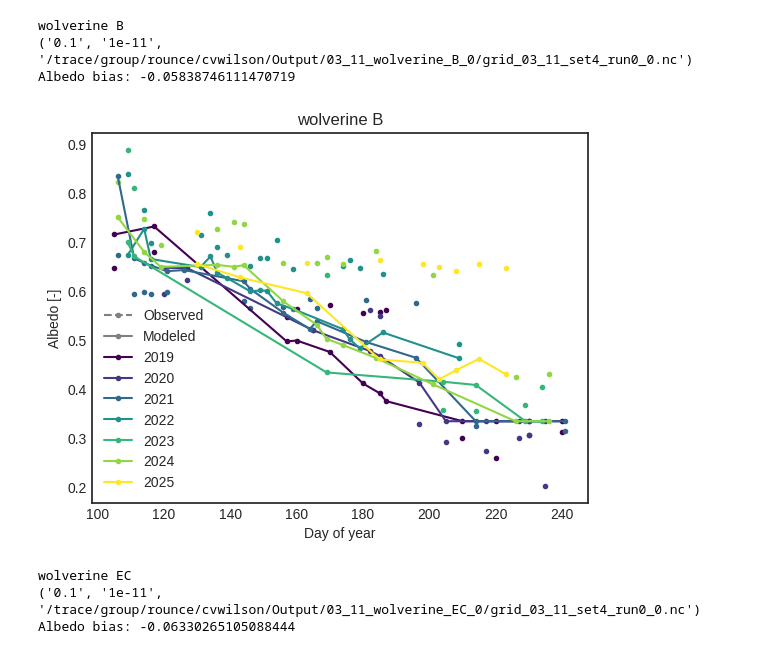
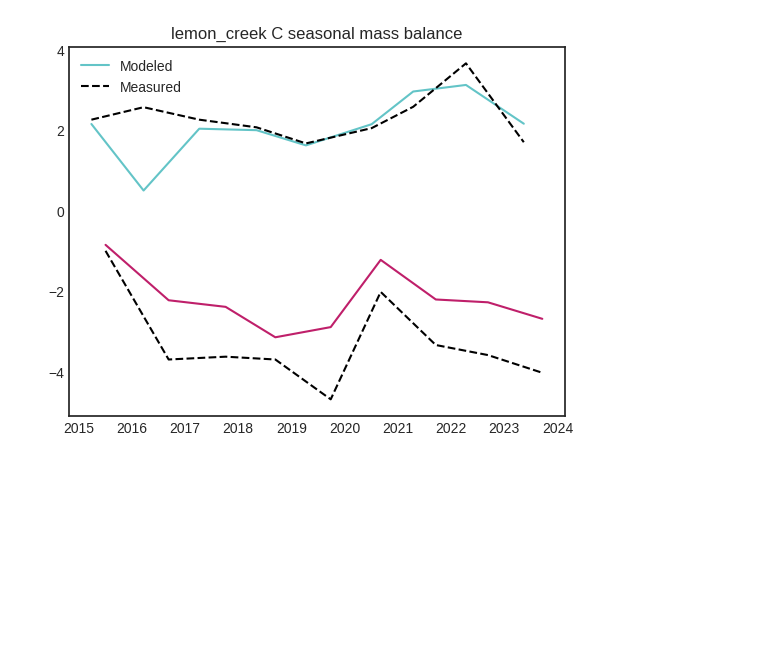
Before and after one commit to clairevwilson/PEBSI, a Jupyter notebook: project/calibrate.ipynb, the cells around one changed output. Cells and saved outputs as stored; diff of their text form; code cells hidden in the pictures; blank space fills up the shorter version.

```diff
--- a/project/calibrate.ipynb
+++ b/project/calibrate.ipynb
@@ -10,7 +10,7 @@ import matplotlib as mpl
 import seaborn as sns
 from scipy.stats import gaussian_kde as kde
 import sys, os
-from get_ddf import get_ddf_df
+from get_ddf import *
 sys.path.append('/trace/home/cvwilson/research/PEBSI/shop/plotting/')
 from plotting_fxns import *
 
@@ -32,39 +32,37 @@ coord_dict = {'wolverine':'60.5_-148.7',
                 'lemon_creek':'58.5_-134.3',
                 'gulkana':'63.5_-145.6'}
 site_dict = {'wolverine':['N','B','EC'],
-                'kahiltna':['K53','K14k','K17b'],
+                'kahiltna':['K53','K17b'], # took out K14k because it's too high --- wind redistribution probably crucial here
                 'kennicott':['GTL','GTH','KC31'],
                 'lemon_creek':['B','C','D'],
-                'taku':['NWB1','MG1',],
+                'taku':['NWB1','MG1','TKG3'],
                 'gulkana':['AU','B','D']
                 }
 # %%
-glacier = 'wolverine'
-site = 'B'
-date = '03_11'
-
+date = '03_19'
 all_mod_albedo = []
 all_meas_albedo = []
 all_time_albedo = []
 best_dict = {}
 all_best = {}
 for glacier in site_dict:
-# for glacier in ['gulkana']: #
+# for glacier in ['taku']: #
     best_dict[glacier] = {}
     all_best[glacier] = {}
     # for site in 'D':
     for site in site_dict[glacier]:
-        fp = base_fp + f'{date}_{glacier}_{site}_0/'
+        fp = base_fp # + f'{date}_{glacier}_{site}_0/'
 
-        if not os.path.exists(fp + 'missing.txt'):
-            print(f'! no missing.txt in {glacier} {site}; simulations could be in progress !')
-            continue
+        # if not os.path.exists(fp + 'missing.txt'):
+        #     print(f'! no missing.txt in {glacier} {site}; simulations could be in progress !')
+        #     continue
         fn = f'grid_{date}_setXX_run0_0.nc'
 
         min_error = np.inf
         by_params = {}
         for setno in [4]: # range(2, 30, 5):
             fn_set = fp + fn.replace('XX', str(setno))
+            fn_set = fp + f'ddf/{glacier}{site}_2026_03_19_long_0.nc'
             if not os.path.exists(fn_set):
                 continue
 
@@ -72,24 +70,24 @@ for glacier in site_dict:
             albedo_data = Albedo(glacier, site)
 
             ds = xr.open_dataset(fn_set)
-            # mb_data.get_model_mb(ds)
-            # if mb_data.dataset == 'seasonal':
-            #     mae_summer, mae_winter = mb_data.mae(True)
-            #     mae_mb = mae_summer + mae_winter
-            # else:
-            #     mae_mb = mb_data.mae()
+            mb_data.get_model_mb(ds)
+            if mb_data.dataset == 'seasonal':
+                mae_summer, mae_winter = mb_data.mae(True)
+                mae_mb = mae_summer + mae_winter
+            else:
+                mae_mb = mb_data.mae()
 
             albedo_data.get_model_albedo(ds)
             mae_albedo = albedo_data.mae()
 
-            if ds.attrs['ksp_BC'] not in by_params:
-                by_params[ds.attrs['ksp_BC']] = {}
-            by_params[ds.attrs['ksp_BC']][ds.attrs['C1']] = albedo_data
+            # if ds.attrs['ksp_BC'] not in by_params:
+            #     by_params[ds.attrs['ksp_BC']] = {}
+            # by_params[ds.attrs['ksp_BC']][ds.attrs['C1']] = albedo_data
 
             error = mae_albedo # * 2 + mae_mb
             if error < min_error:
                 min_error = error
-                best_set = (ds.attrs['ksp_BC'], ds.attrs['C1'], fn_set)
+                best_set = (0.1, 4.33e-13, fn_set)
                 best_ds = ds.copy(deep=True)
 
         mb_data = MassBalance(glacier, site, use='benchmark')
@@ -99,21 +97,29 @@ for glacier in site_dict:
 
         # parse model run
         albedo_data.get_model_albedo(best_ds)
-        # mb_data.get_model_mb(best_ds)
+        mb_data.get_model_mb(best_ds)
 
-        print(best_ds.attrs['glacier'], best_ds.attrs['site'])
-        print(best_set)
-        print('Albedo bias:',albedo_data.bias())
-        # if mb_data.dataset == 'seasonal':
-        #     me_summer, me_winter = mb_data.bias(True)
-        #     print('Summer mass balance bias:',me_summer)
-        #     print('Winter mass balance bias:',me_winter)
-        # else:
-        #     print('Annual mass balance bias:',mb_data.mae())
+        if mb_data.dataset == 'seasonal':
+            me_summer, me_winter = mb_data.bias(True)
+            if np.abs(me_summer) > 1 or np.abs(me_winter) > 1:
+                print(best_ds.attrs['glacier'], best_ds.attrs['site'],'has biased mass balance using kp=',best_ds.attrs['kp'])
+                print('Summer mass balance bias:',me_summer)
+                print('Winter mass balance bias:',me_winter)
+                print('Albedo bias:',albedo_data.bias())
+                print()
+                mb_data.plot_mb()
+        else:
+            if np.abs(mb_data.mae()) > 1:
+                print(best_ds.attrs['glacier'], best_ds.attrs['site'],'has biased mass balance using kp=',best_ds.attrs['kp'])
+                print('Annual mass balance bias:',mb_data.mae())
+                print('Albedo bias:',albedo_data.bias())
+                print()
+                mb_data.plot_mb()
+
 
         # plot
         # mb_data.plot_mb()
-        albedo_data.plot_timeseries()
+        # albedo_data.plot_timeseries()
 
         for mod, meas, t in zip(albedo_data.mod, albedo_data.meas, albedo_data.time):
             all_mod_albedo.append(mod)
@@ -127,7 +139 @@ Albedo bias: -0.056350343964256956
-wolverine B
-('0.1', '1e-11', '/trace/group/rounce/cvwilson/Output/03_11_wolverine_B_0/grid_03_11_set4_run0_0.nc')
-Albedo bias: -0.05838746111470719
-[figure, old version]
+[figure, new version]
-wolverine EC
-('0.1', '1e-11', '/trace/group/rounce/cvwilson/Output/03_11_wolverine_EC_0/grid_03_11_set4_run0_0.nc')
-Albedo bias: -0.06330265105088444
```
Also changed, not shown: parts of 17 cells of this notebook, 3 other files.
